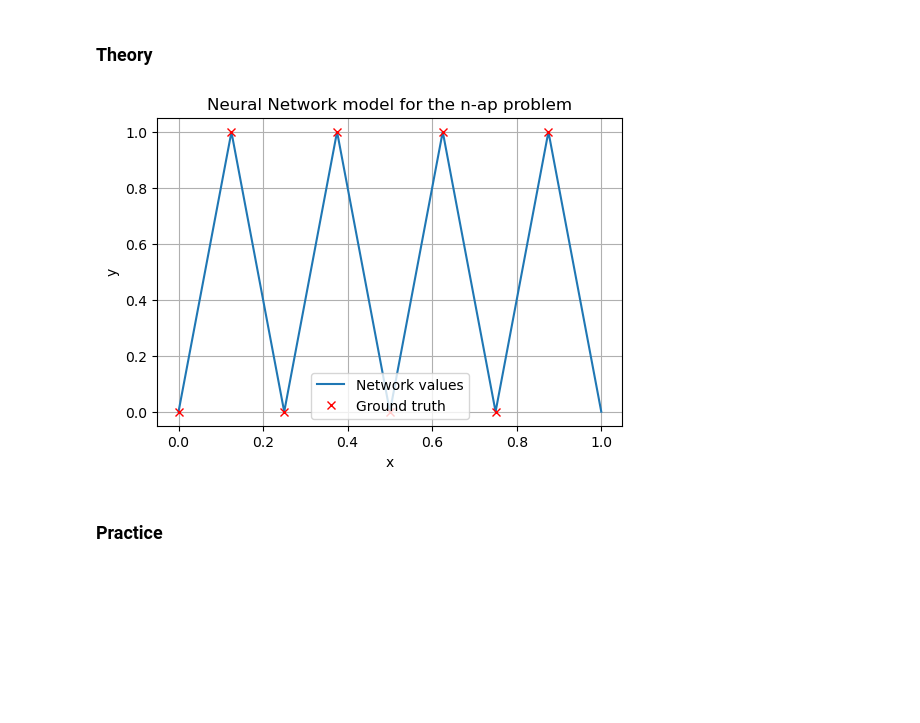
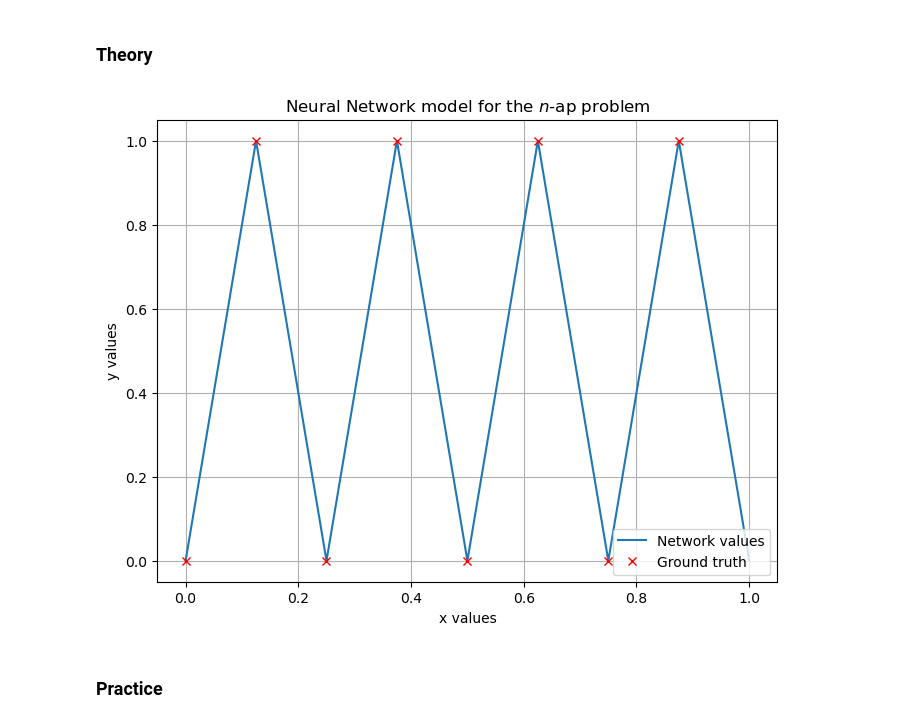
Before and after one commit to alexandre-bismuth/BachelorThesis, a Jupyter notebook: FunctionApproximation/gunshotApprox.ipynb, the cells around one changed output. Cells and saved outputs as stored; diff of their text form; code cells hidden in the pictures; blank space fills up the shorter version.

Commit message:
Improve Function Approximation plots

```diff
--- a/FunctionApproximation/gunshotApprox.ipynb
+++ b/FunctionApproximation/gunshotApprox.ipynb
@@ -143,16 +143,16 @@ y = np.array([[0],[1],[0],[1],[0],[1],[0],[1]])
 # %% [markdown]
 ### Theory
 # %%
-plt.figure(figsize=(6, 4))
+plt.figure(figsize=(8, 6))
 plt.plot(x_values.reshape((-1,1)),g(x_values,3),label="Network values")
 plt.plot(X,y,'rx',label="Ground truth")
-plt.xlabel("x")
-plt.ylabel("y")
+plt.xlabel("x values")
+plt.ylabel("y values")
 plt.legend()
-plt.title("Neural Network model for the n-ap problem")
+plt.title(r"Neural Network model for the $n$-ap problem")
 plt.grid()
 # %% [output]
-[figure, old version]
+[figure, new version]
 # %% [markdown]
 ### Practice
 # %%
```
Also changed, not shown: parts of 8 cells of this notebook.
